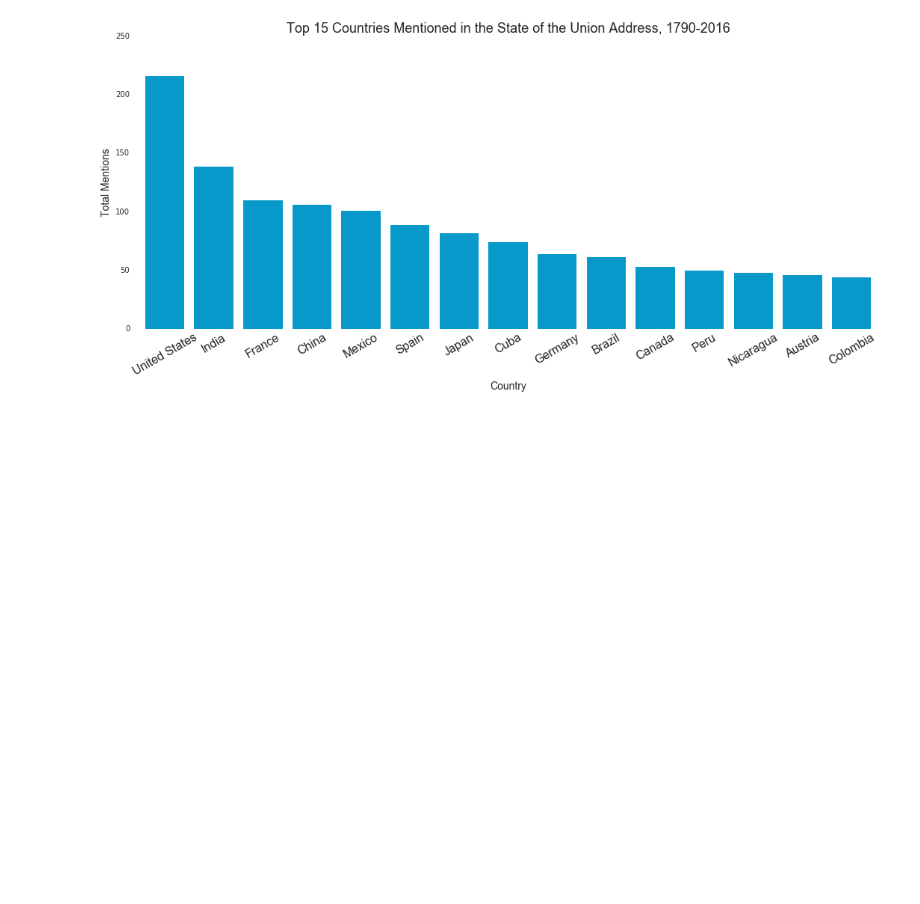
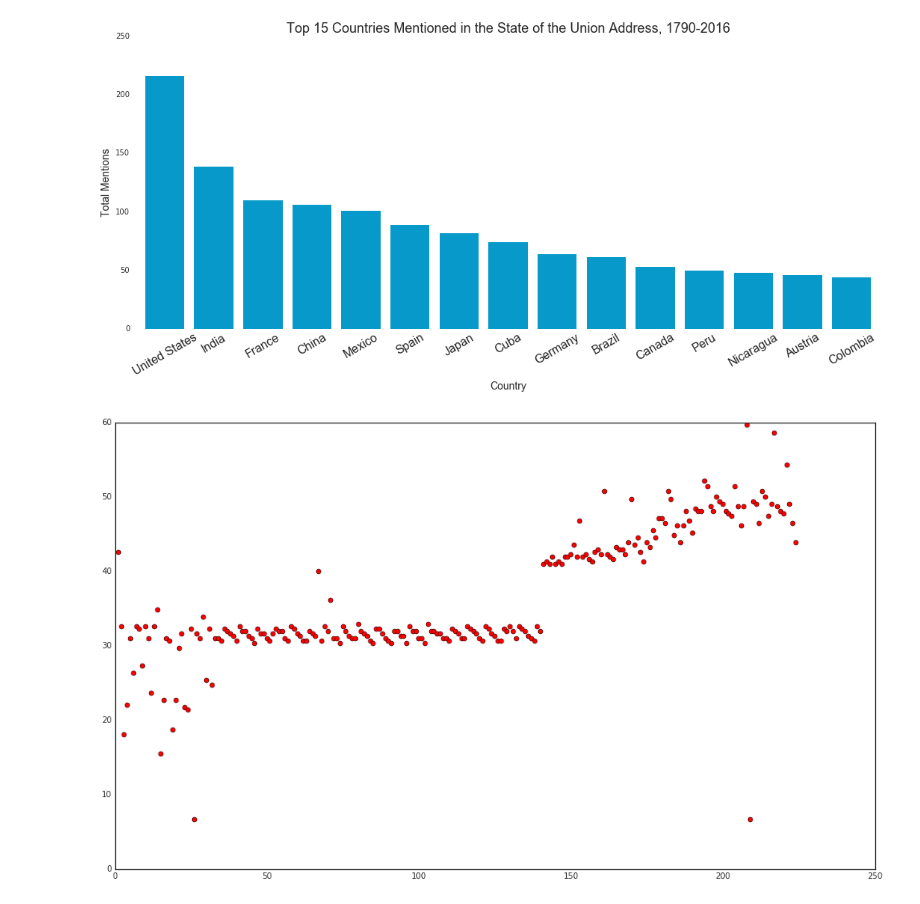
Before and after one commit to jsafyan/edav-project-4, a Jupyter notebook: time_countries.ipynb, the cells around one changed output. Cells and saved outputs as stored; diff of their text form; code cells hidden in the pictures; blank space fills up the shorter version.

```diff
--- a/time_countries.ipynb
+++ b/time_countries.ipynb
@@ -184,3 +186,65 @@ plt.xticks(fontsize = 16)
 (array([ 0,  1,  2,  3,  4,  5,  6,  7,  8,  9, 10, 11, 12, 13, 14]),
  <a list of 15 Text xticklabel objects>)
 [figure]
+# %%
+months = []
+days = []
+years = []
+for i in title1:
+    year = i[2]
+    temp_date = i[1]
+    temp_date = temp_date.strip().split(" ")
+    months.append(temp_date[0])
+    days.append(temp_date[1])
+    years.append(year)
+
+def translate(day, month, year):
+    year = int(year)
+    if month == "September" or month == "November":
+        daysInMonth = 30
+    elif month == "October" or month == "December" or month == "January":
+        daysInMonth = 31
+    elif month == "February":
+        if year % 4 == 0:
+            daysInMonth = 29
+        else:
+            daysInMonth = 28
+    span = 9.99
+    # Convert the left range into a 0-1 range (float)
+    valueScaled = float(day) / float(daysInMonth)
+    # Convert the 0-1 range into the scaled value.
+    return (valueScaled * span)
+
+scaled_date_final = []
+for i in range(len(months)):
+    day_value = days[i]
+    month_value = months[i]
+    year_value = years[i]
+    scaled_day = translate(day_value, month_value, year_value)
+    if month_value == "September":
+        scaled_date_final.append(scaled_day)
+    if month_value == "October":
+        scaled_date_final.append(10 + scaled_day)
+    if month_value == 'November':
+        scaled_date_final.append(20 + scaled_day)
+    if month_value == "December":
+        scaled_date_final.append(30 + scaled_day)
+    if month_value == "January":
+        scaled_date_final.append(40 + scaled_day)
+    if month_value == "February":
+        scaled_date_final.append(50 + scaled_day)
+
+#convert years to ordinal
+year_ordinal = []
+i = 0
+for year in years:
+    i = i + 1
+    year_ordinal.append(i)
+
+
+
+plt.figure(figsize=(17,10))
+plt.plot(year_ordinal, scaled_date_final, 'ro')
+plt.show()
+# %% [output]
+[figure, added]
```
Also changed, not shown: parts of 5 cells of this notebook.
